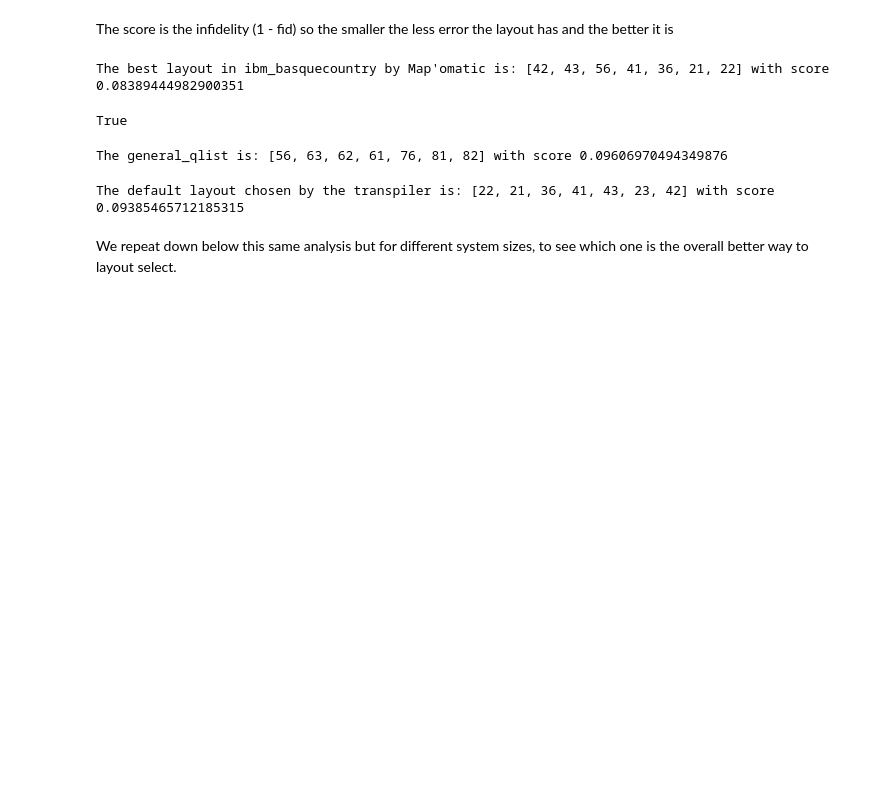
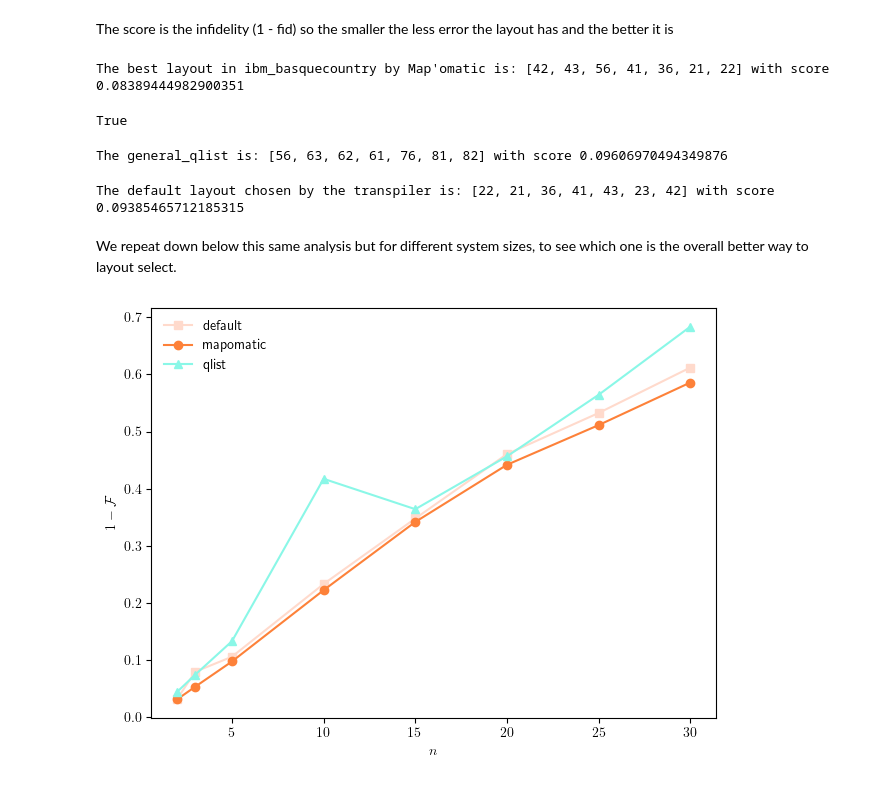
Before and after one commit to bentirher/dmpf_dissipation, a Jupyter notebook: standard_adc/mapomatic.ipynb, the cells around one changed output. Drawn from its saved outputs; the diff is of its cells as text; code cells hidden in the pictures; blank space fills up the shorter version.

Commit message:
score comparison between three different methods for layout selection

```diff
--- a/standard_adc/mapomatic.ipynb
+++ b/standard_adc/mapomatic.ipynb
@@ -109,7 +109,16 @@ for n in sizes:
     score = mm.evaluate_layouts(small_qc, match, backend)
     all_scores['default'].append(score[0][1])
 # %%
-colors = []
-markers = []
-for (key, value) in all_scores:
-    plt.plot(sizes,)
+colors = ["#ffdacc", "#fd8139", "#8af7e7"]
+markers = ['s', 'o', '^']
+for (idx, (key, value)) in enumerate(all_scores.items()):
+    plt.plot(sizes, value, linestyle = 'solid', marker = markers[idx], label = key, color = colors[idx])
+
+plt.xlabel("$n$")
+plt.ylabel(r"$1 - \mathcal{F}$")
+plt.legend(frameon = False)
+plt.tight_layout()
+plt.savefig(f"../results/layout_selection_methods_infidelities.png", bbox_inches='tight', transparent = True)
+plt.show()
+# %% [output]
+[figure, added]
```
Also changed, not shown: 1 other file.
